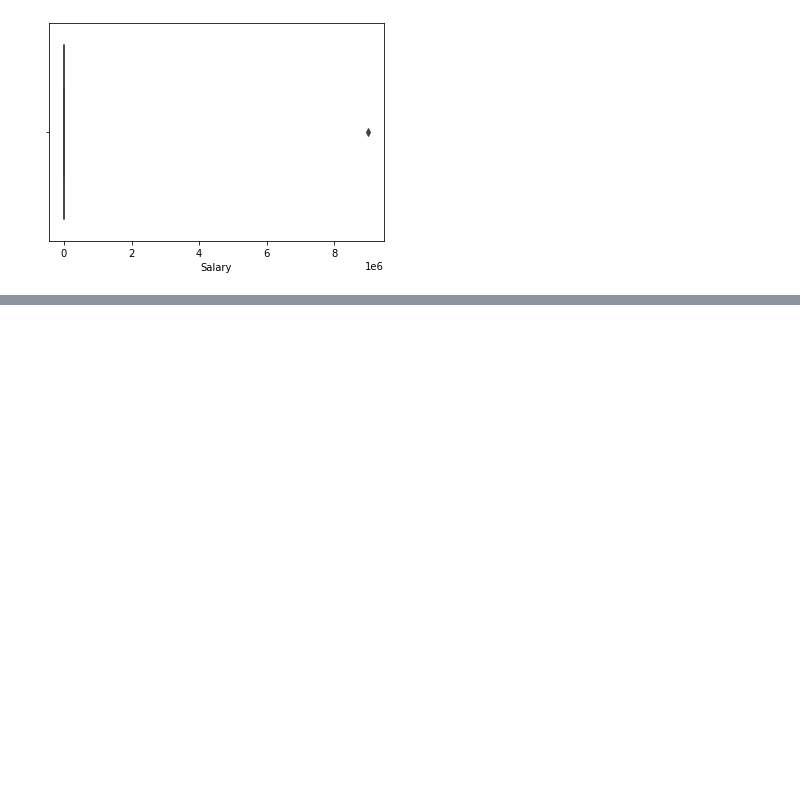
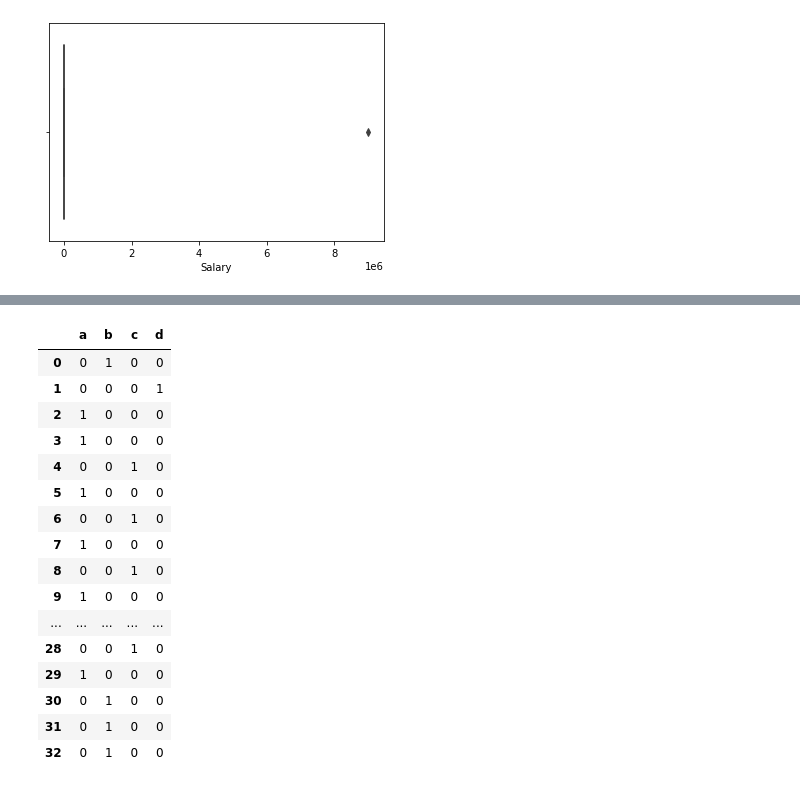
Before and after one commit to Laxminarayen/Datascience-Batch-22, a Jupyter notebook: 13. Data Preprocessing/Preprocessing.ipynb, the cells around one changed output, grey strips where cells are left out. Saved outputs shown, nothing was run; the diff lists cells and outputs as text; code cells hidden in the pictures; blank space fills up the shorter version.

```diff
--- a/13. Data Preprocessing/Preprocessing.ipynb
+++ b/13. Data Preprocessing/Preprocessing.ipynb
@@ -260,0 +321,21 @@ sns.boxplot(data = data, x= 'Salary')
+# %%
+#One-Hot encoding where convert categorical variables into binary values of columns - Issues?
+pd.get_dummies(data['Company']) #Vectorization of non-numerical variables!
+# %% [output]
+|  | a | b | c | d |
+| 0 | 0 | 1 | 0 | 0 |
+| 1 | 0 | 0 | 0 | 1 |
+| 2 | 1 | 0 | 0 | 0 |
+| 3 | 1 | 0 | 0 | 0 |
+| 4 | 0 | 0 | 1 | 0 |
+| 5 | 1 | 0 | 0 | 0 |
+| 6 | 0 | 0 | 1 | 0 |
+| 7 | 1 | 0 | 0 | 0 |
+| 8 | 0 | 0 | 1 | 0 |
+| 9 | 1 | 0 | 0 | 0 |
+| ... | ... | ... | ... | ... |
+| 28 | 0 | 0 | 1 | 0 |
+| 29 | 1 | 0 | 0 | 0 |
+| 30 | 0 | 1 | 0 | 0 |
+| 31 | 0 | 1 | 0 | 0 |
+| 32 | 0 | 1 | 0 | 0 |
```
Also changed, not shown: parts of 23 cells of this notebook.
